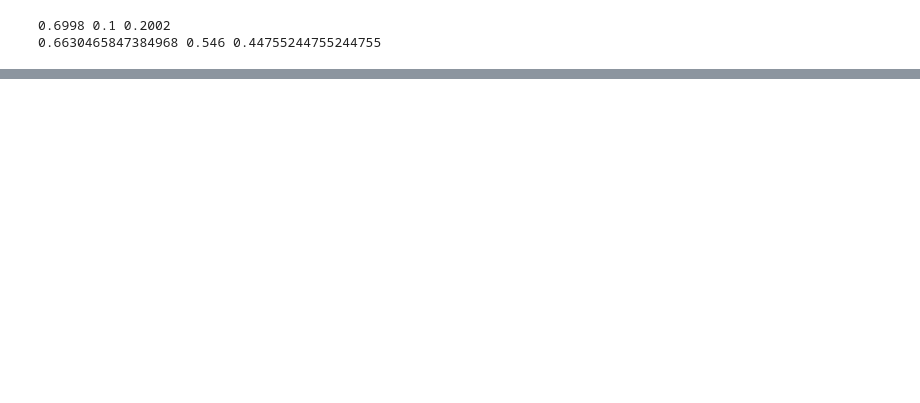
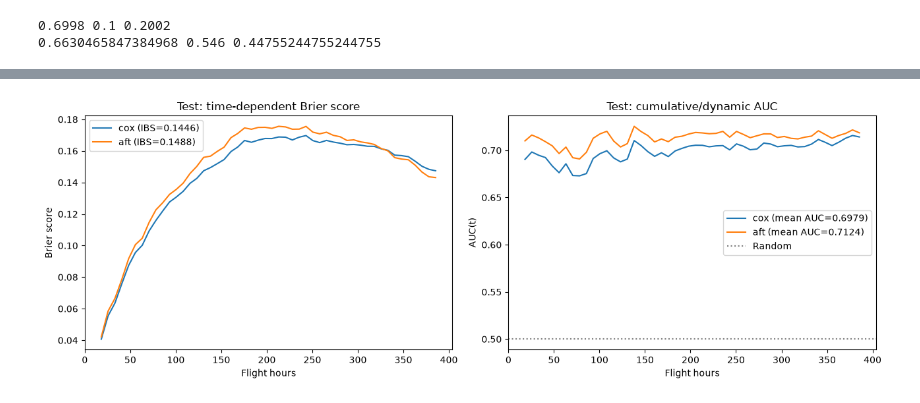
Before and after one commit to timofeytkachenko/drone_survival_analysis, a Jupyter notebook: drone_survival.ipynb, the cells around one changed output, grey strips where cells are left out. Saved outputs shown, nothing was run; the diff lists cells and outputs as text; code cells hidden in the pictures; blank space fills up the shorter version.

```diff
--- a/drone_survival.ipynb
+++ b/drone_survival.ipynb
@@ -144,0 +239,19 @@ S_aft = best_aft.survival(test, TIMES)
+# %%
+# sksurv requires evaluation times inside each split's follow-up range
+splits = {"val": val, "test": test}
+eval_times = {
+    name: np.linspace(*np.quantile(d["duration_h"], [0.05, 0.8]), 50)
+    for name, d in splits.items()
+}
+
+results = {
+    (model_name, split): evaluate(model, train, data, eval_times[split])
+    for model_name, model in models.items()
+    for split, data in splits.items()
+}
+
+SCALAR_METRICS = ["c_index", "c_index_ipcw", "mean_auc", "ibs"]
+metrics = pd.DataFrame(
+    {key: {m: r[m] for m in SCALAR_METRICS} for key, r in results.items()}
+).T.rename_axis(["model", "split"])
+metrics.round(4)
@@ -144,0 +277,25 @@ S_aft = best_aft.survival(test, TIMES)
+# %%
+t = eval_times["test"]
+fig, axes = plt.subplots(1, 2, figsize=(13, 4.5))
+
+for name in models:
+    r = results[(name, "test")]
+    axes[0].plot(t, r["brier"], label=f"{name} (IBS={r['ibs']:.4f})")
+    axes[1].plot(t, r["auc"], label=f"{name} (mean AUC={r['mean_auc']:.4f})")
+
+axes[0].set(
+    title="Test: time-dependent Brier score",
+    xlabel="Flight hours",
+    ylabel="Brier score",
+)
+axes[1].axhline(0.5, color="grey", linestyle=":", label="Random")
+axes[1].set(
+    title="Test: cumulative/dynamic AUC", xlabel="Flight hours", ylabel="AUC(t)"
+)
+for ax in axes:
+    ax.legend()
+
+plt.tight_layout()
+plt.show()
+# %% [output]
+[figure, added]
```
Also changed, not shown: parts of 27 cells of this notebook, 14 other files.
